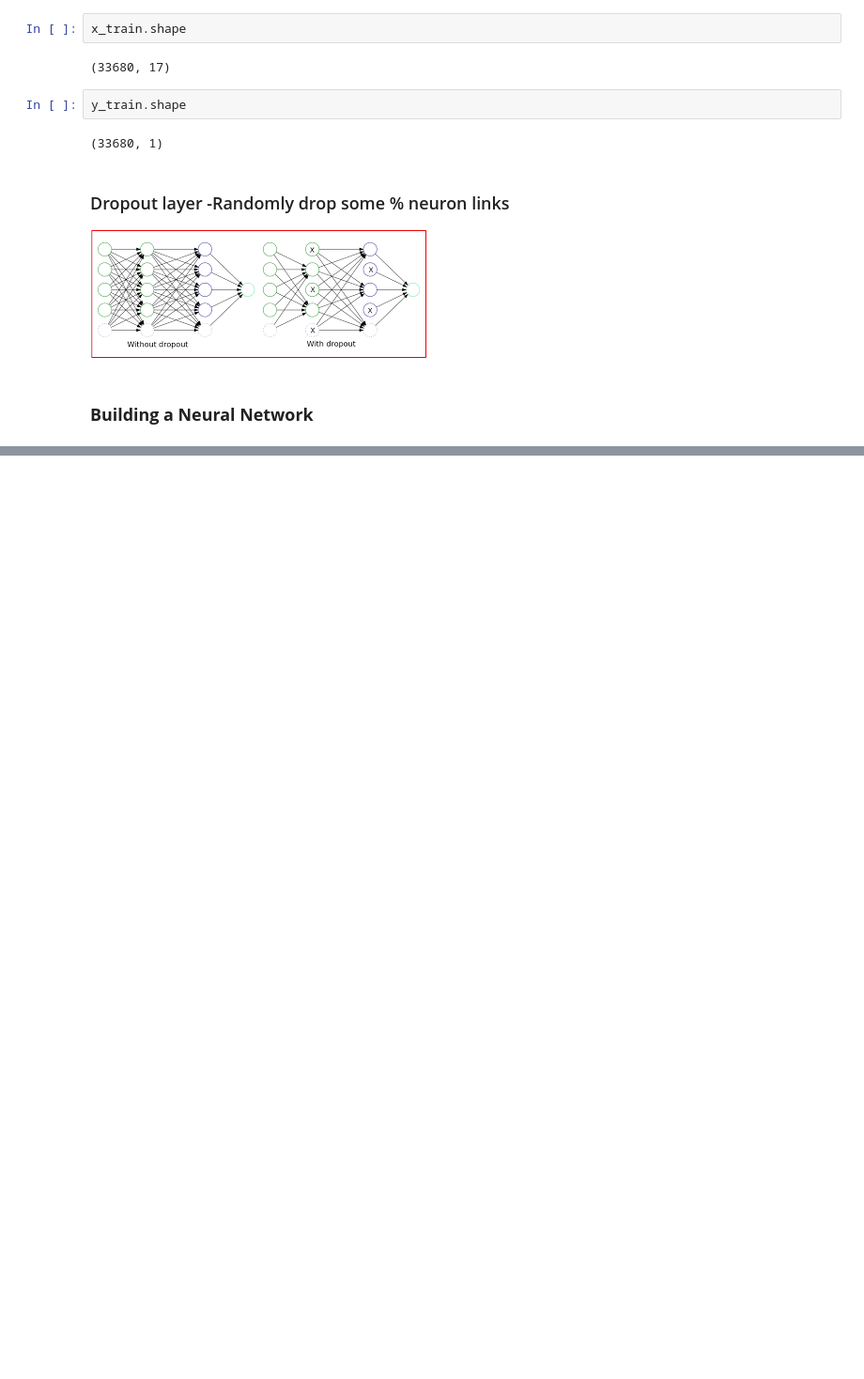
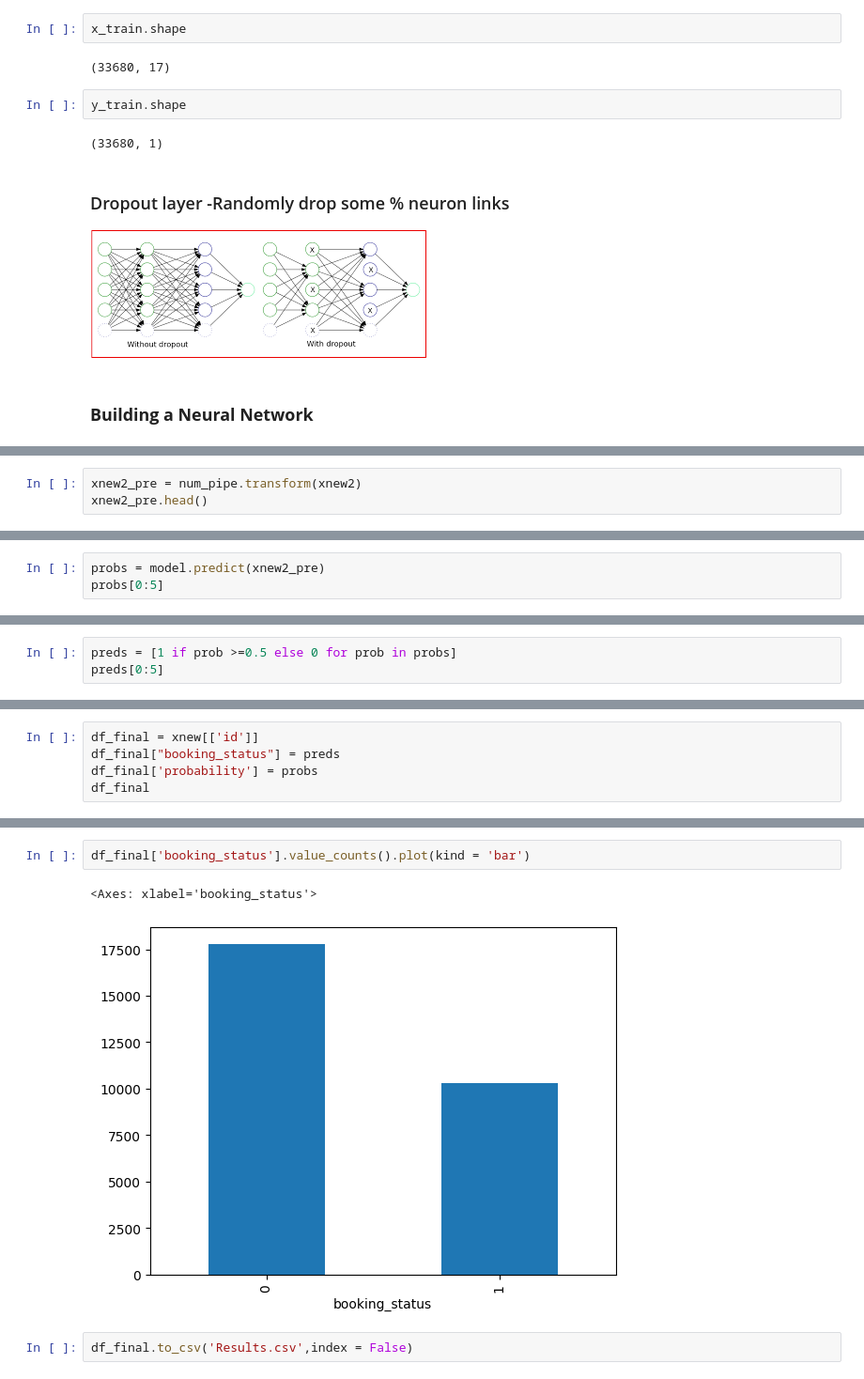
Before and after one commit to Prajyoti20/DeepLerning, a Jupyter notebook: Binary_Classification1.ipynb, the cells around one changed output, grey strips where cells are left out. Shown at 94% size. Saved outputs shown, nothing was run; the diff lists cells and outputs as text; blank space fills up the shorter version.

```diff
--- a/Binary_Classification1.ipynb
+++ b/Binary_Classification1.ipynb
@@ -300,0 +516,3 @@ lr
+# %%
+xnew2_pre = num_pipe.transform(xnew2)
+xnew2_pre.head()
@@ -300,0 +526,3 @@ lr
+# %%
+probs = model.predict(xnew2_pre)
+probs[0:5]
@@ -300,0 +536,3 @@ lr
+# %%
+preds = [1 if prob >=0.5 else 0 for prob in probs]
+preds[0:5]
@@ -300,0 +541,5 @@ lr
+# %%
+df_final = xnew[['id']]
+df_final["booking_status"] = preds
+df_final['probability'] = probs
+df_final
@@ -300,0 +577,7 @@ lr
+# %%
+df_final['booking_status'].value_counts().plot(kind = 'bar')
+# %% [output]
+<Axes: xlabel='booking_status'>
+[figure, added]
+# %%
+df_final.to_csv('Results.csv',index = False)
```
Also changed, not shown: parts of 33 cells of this notebook.
